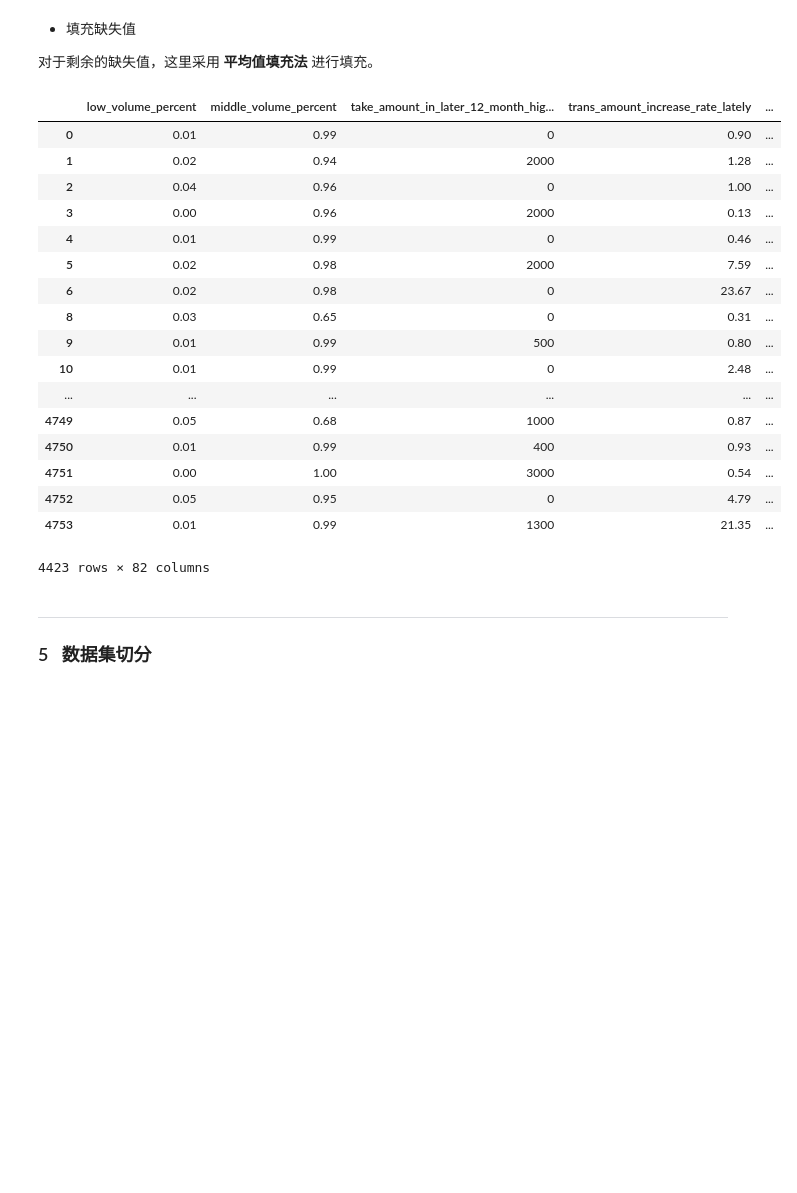
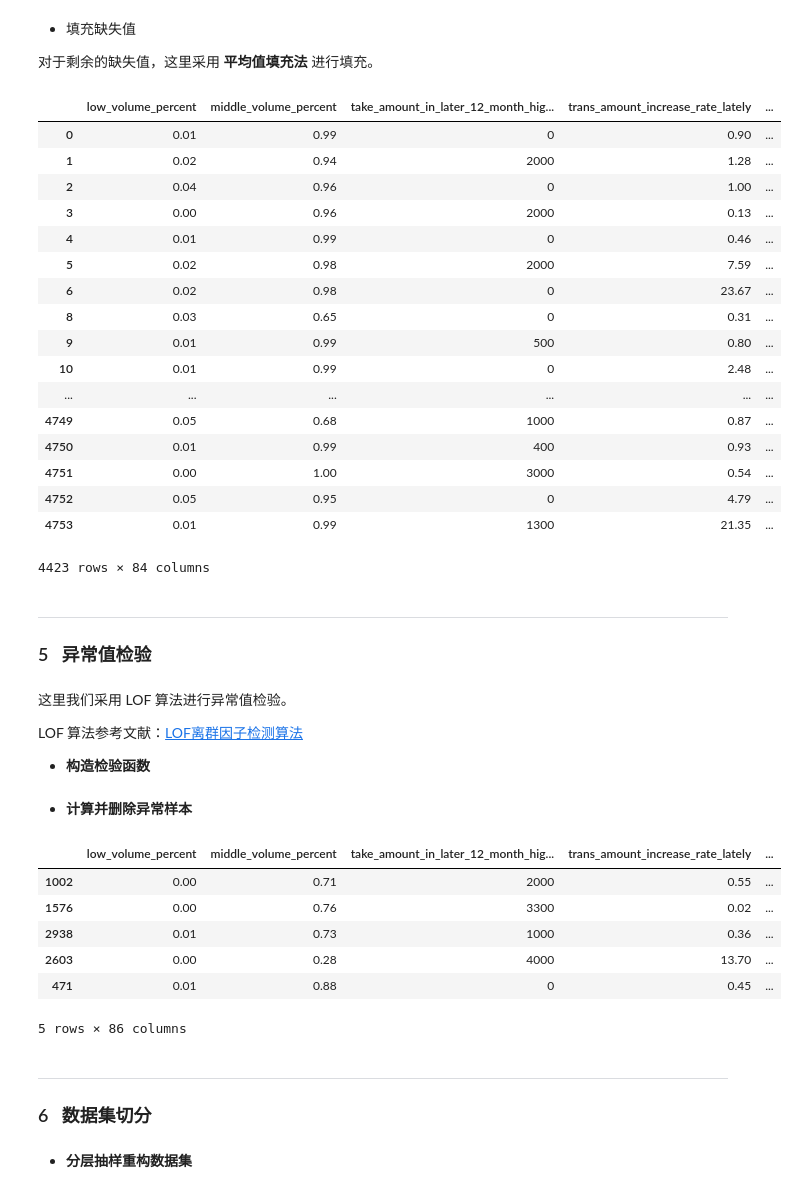
Before and after one commit to loaol/DataScience, a Jupyter notebook: DataMining/Task1.ipynb, the cells around one changed output. Drawn from its saved outputs; the diff is of its cells as text; code cells hidden in the pictures; blank space fills up the shorter version.

```diff
--- a/DataMining/Task1.ipynb
+++ b/DataMining/Task1.ipynb
@@ -164,0 +182,7 @@ for i in range(0, data.shape[0]):
+# %%
+tmpdf = pd.DataFrame()
+tmpdf['first_transaction_time_year'] = pd.to_datetime(data['first_transaction_time']).dt.year
+tmpdf['first_transaction_time_month'] = pd.to_datetime(data['first_transaction_time']).dt.month
+tmpdf['first_transaction_time_day'] = pd.to_datetime(data['first_transaction_time']).dt.day
+data[tmpdf.columns] = tmpdf
+data = data.drop('first_transaction_time_day', axis = 1)
@@ -188,7 +216,8 @@ data = data.dropna(axis=0, thresh = 75)#删除缺失值超过7个的行
 
  对于剩余的缺失值，这里采用 **平均值填充法** 进行填充。
 # %%
-data = data.fillna(data.mean())
+data = data.fillna(data.median())
+
 data
 # %% [output]
 |  | low_volume_percent | middle_volume_percent | take_amount_in_later_12_month_hig... | trans_amount_increase_rate_lately | ... |
@@ -208,7 +237,59 @@ data
 | 4751 | 0.00 | 1.00 | 3000 | 0.54 | ... |
 | 4752 | 0.05 | 0.95 | 0 | 4.79 | ... |
 | 4753 | 0.01 | 0.99 | 1300 | 21.35 | ... |
-4423 rows × 82 columns
+4423 rows × 84 columns
 # %% [markdown]
 -------
-### 5&emsp;数据集切分
+### 5&emsp;异常值检验
+# %% [markdown]
+这里我们采用 LOF 算法进行异常值检验。
+
+LOF 算法参考文献：[LOF离群因子检测算法](https://zhuanlan.zhihu.com/p/37753692)
+
+ - **构造检验函数**
+# %%
+def localoutlierfactor(data, predict, k):
+    from sklearn.neighbors import LocalOutlierFactor
+    LOF = LocalOutlierFactor(n_neighbors=k + 1, algorithm='auto', contamination=0.1, n_jobs=-1)
+    LOF.fit(data)
+    # 记录 k 邻域距离
+    predict['k distances'] = LOF.kneighbors(predict)[0].max(axis=1)
+    # 记录 LOF 离群因子，做相反数处理
+    predict['local outlier factor'] = -LOF._decision_function(predict.iloc[:, :-1])
+    return predict
+
+def lof(data, predict=None, k=10, method=1):
+    import pandas as pd
+    # 判断是否传入测试数据，若没有传入则测试数据赋值为训练数据
+    try:
+        if predict == None:
+            predict = data.copy()
+    except Exception:
+        pass
+    predict = pd.DataFrame(predict)
+    # 计算 LOF 离群因子
+    predict = localoutlierfactor(data, predict, k)
+    # 根据阈值划分离群点与正常点
+    outliers = predict[predict['local outlier factor'] > method].sort_values(by='local outlier factor')
+    inliers = predict[predict['local outlier factor'] <= method].sort_values(by='local outlier factor')
+    return outliers, inliers
+# %% [markdown]
+ - **计算并删除异常样本**
+# %%
+out_data, in_data = lof(data, k=10, method = 2)
+data.drop(out_data.index, axis = 0)
+
+out_data
+# %% [output]
+|  | low_volume_percent | middle_volume_percent | take_amount_in_later_12_month_hig... | trans_amount_increase_rate_lately | ... |
+| 1002 | 0.00 | 0.71 | 2000 | 0.55 | ... |
+| 1576 | 0.00 | 0.76 | 3300 | 0.02 | ... |
+| 2938 | 0.01 | 0.73 | 1000 | 0.36 | ... |
+| 2603 | 0.00 | 0.28 | 4000 | 13.70 | ... |
+| 471 | 0.01 | 0.88 | 0 | 0.45 | ... |
+5 rows × 86 columns
+# %% [markdown]
+-------
+### 6&emsp;数据集切分
+# %% [markdown]
+ - **分层抽样重构数据集**
```
Also changed, not shown: parts of 17 cells of this notebook, 2 other files.
